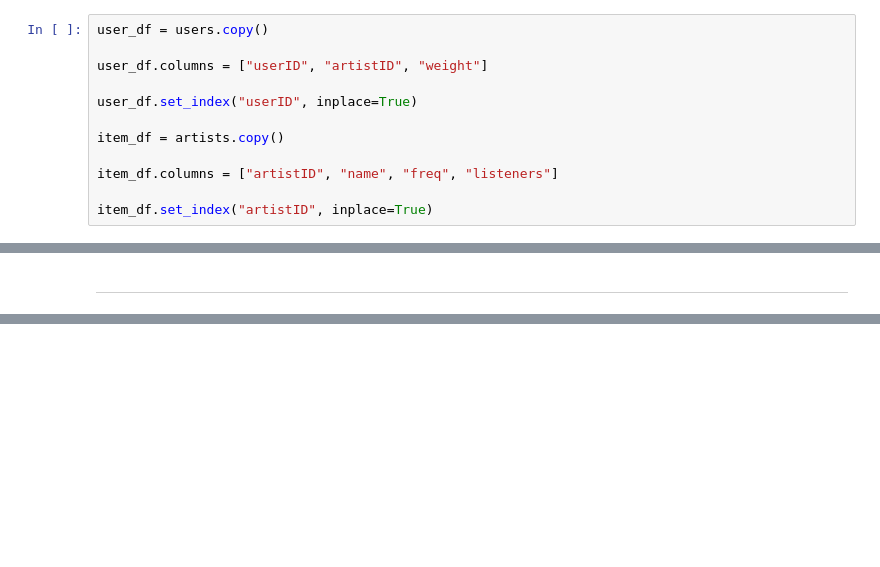
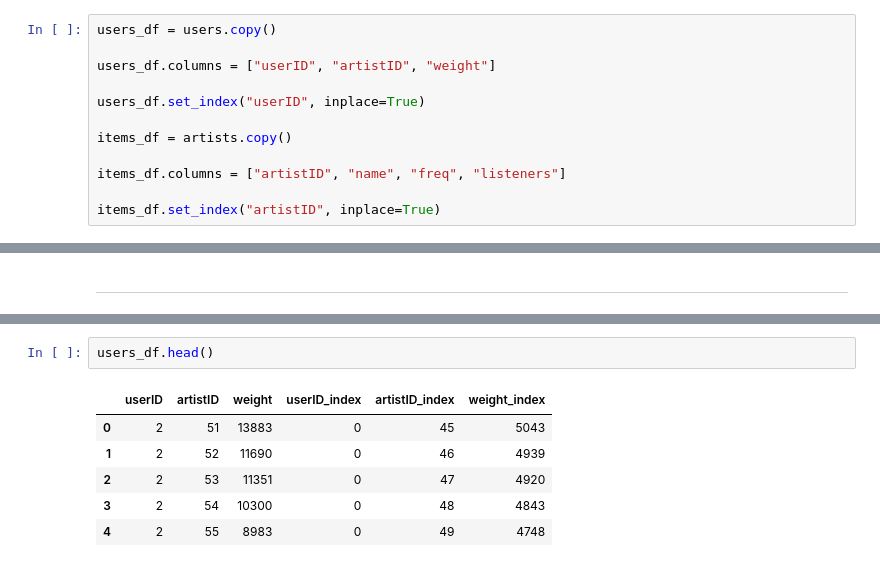
Before and after one commit to SergioCuencaNunez/ml3-music-recommender, a Jupyter notebook: main2.ipynb, the cells around one changed output, grey strips where cells are left out. Drawn from its saved outputs; the diff is of its cells as text; blank space fills up the shorter version.

```diff
--- a/main2.ipynb
+++ b/main2.ipynb
@@ -261,13 +353,13 @@ ItemKNN-AdjustedCosine | 1223.6181 |    1.6604 |   0.4632
 # %%
-user_df = users.copy()
+users_df = users.copy()
 
-user_df.columns = ["userID", "artistID", "weight"]
+users_df.columns = ["userID", "artistID", "weight"]
 
-user_df.set_index("userID", inplace=True)
+users_df.set_index("userID", inplace=True)
 
-item_df = artists.copy()
+items_df = artists.copy()
 
-item_df.columns = ["artistID", "name", "freq", "listeners"]
+items_df.columns = ["artistID", "name", "freq", "listeners"]
 
-item_df.set_index("artistID", inplace=True)
+items_df.set_index("artistID", inplace=True)
 # %%
@@ -422,0 +731,9 @@ The BPR has some important parameters to consider:
+# %%
+users_df.head()
+# %% [output]
+|  | userID | artistID | weight | userID_index | artistID_index | weight_index |
+| 0 | 2 | 51 | 13883 | 0 | 45 | 5043 |
+| 1 | 2 | 52 | 11690 | 0 | 46 | 4939 |
+| 2 | 2 | 53 | 11351 | 0 | 47 | 4920 |
+| 3 | 2 | 54 | 10300 | 0 | 48 | 4843 |
+| 4 | 2 | 55 | 8983 | 0 | 49 | 4748 |
```
Also changed, not shown: parts of 53 cells of this notebook, 28 other files.
